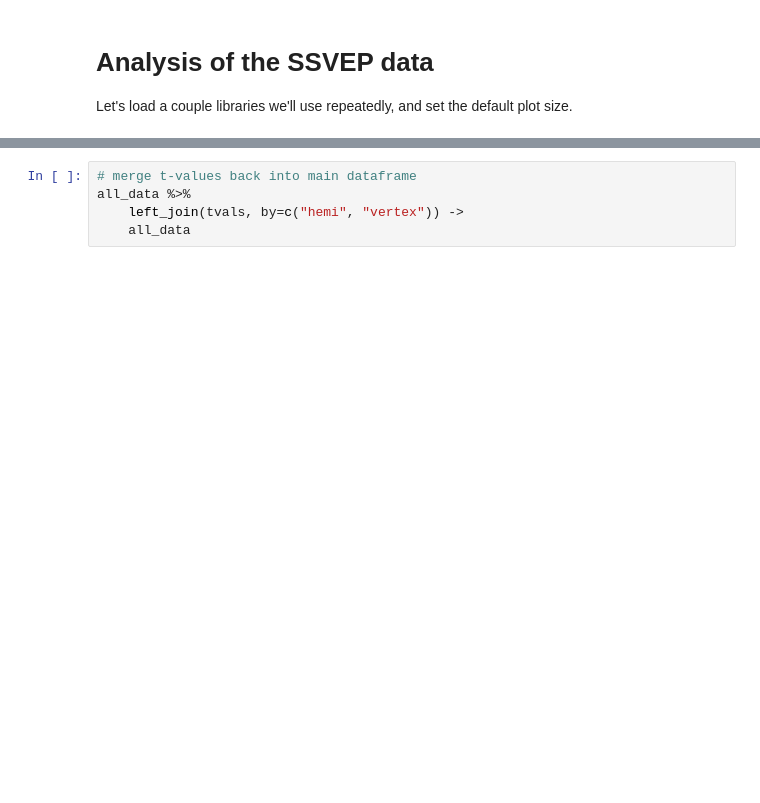
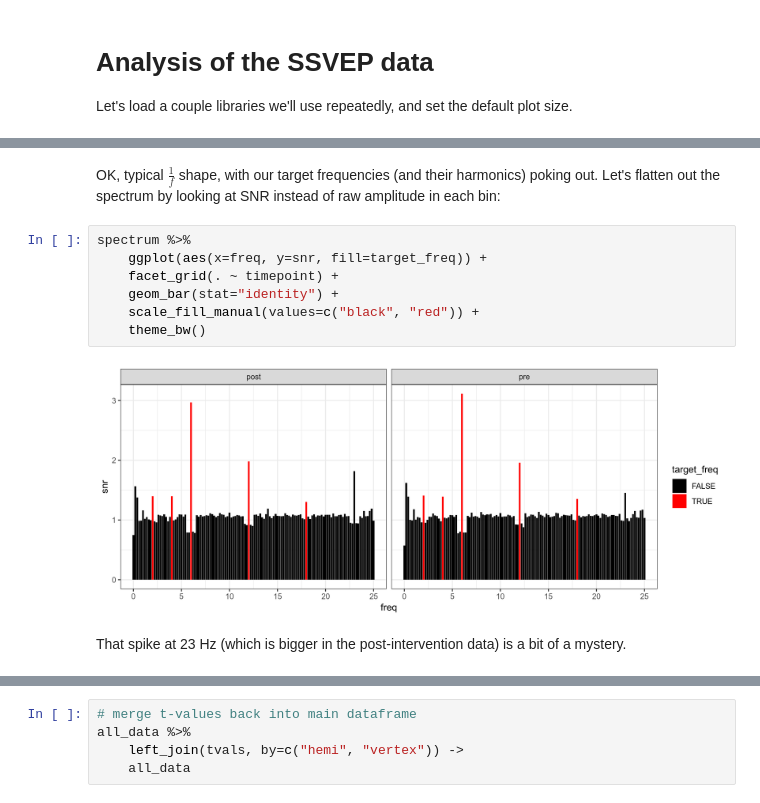
Before and after one commit to yeatmanlab/preK-MEG, a Jupyter notebook: analysis/ssvef/SNR.ipynb, the cells around one changed output, grey strips where cells are left out. Drawn from its saved outputs; the diff is of its cells as text; blank space fills up the shorter version.

```diff
--- a/analysis/ssvef/SNR.ipynb
+++ b/analysis/ssvef/SNR.ipynb
@@ -121,0 +134,13 @@ Now that our dataframe has all the variables we want, let's compute our (uncorre
+# %% [markdown]
+OK, typical $\frac{1}{f}$ shape, with our target frequencies (and their harmonics) poking out. Let's flatten out the spectrum by looking at SNR instead of raw amplitude in each bin:
+# %%
+spectrum %>%
+    ggplot(aes(x=freq, y=snr, fill=target_freq)) +
+    facet_grid(. ~ timepoint) +
+    geom_bar(stat="identity") +
+    scale_fill_manual(values=c("black", "red")) +
+    theme_bw()
+# %% [output]
+[figure, added]
+# %% [markdown]
+That spike at 23 Hz (which is bigger in the post-intervention data) is a bit of a mystery.
```
Also changed, not shown: parts of 50 cells of this notebook.
